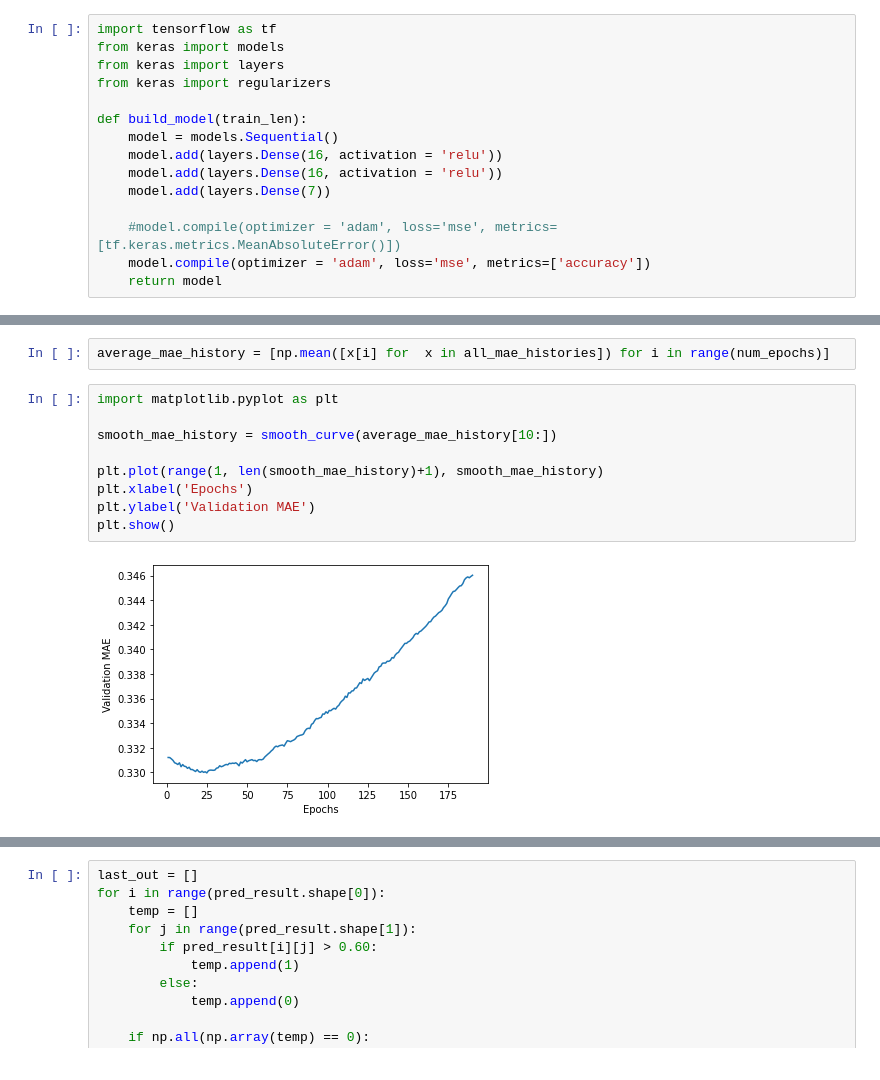
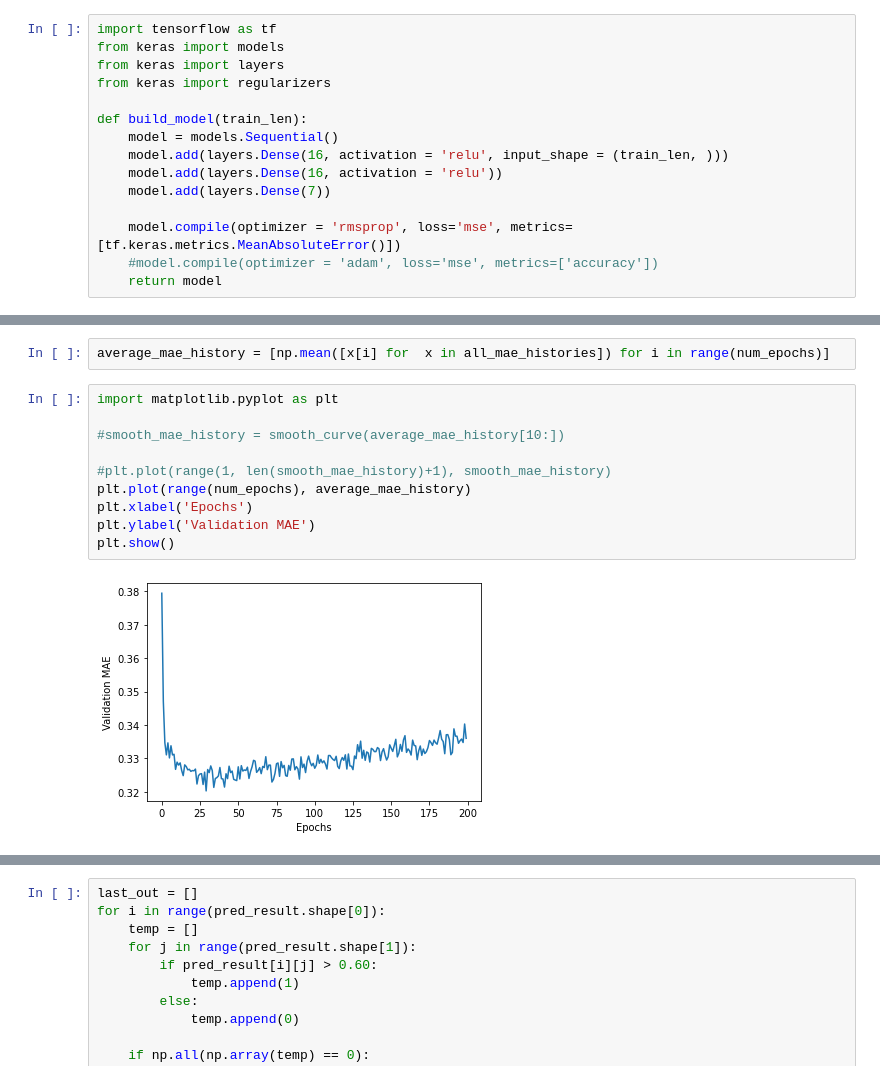
Before and after one commit to gkdnfka/Travel_Together, a Jupyter notebook: Data/data_main.ipynb, the cells around one changed output, grey strips where cells are left out. Drawn from its saved outputs; the diff is of its cells as text.

Commit message:
0219_model_commit
worker: 김우람
date: 22/02/19
note:
tflite용 모델 생성

```diff
--- a/Data/data_main.ipynb
+++ b/Data/data_main.ipynb
@@ -51,12 +51,12 @@ from keras import regularizers
 
 def build_model(train_len):
     model = models.Sequential()
-    model.add(layers.Dense(16, activation = 'relu'))
+    model.add(layers.Dense(16, activation = 'relu', input_shape = (train_len, )))
     model.add(layers.Dense(16, activation = 'relu'))
     model.add(layers.Dense(7))
 
-    #model.compile(optimizer = 'adam', loss='mse', metrics=[tf.keras.metrics.MeanAbsoluteError()])
-    model.compile(optimizer = 'adam', loss='mse', metrics=['accuracy'])
+    model.compile(optimizer = 'rmsprop', loss='mse', metrics=[tf.keras.metrics.MeanAbsoluteError()])
+    #model.compile(optimizer = 'adam', loss='mse', metrics=['accuracy'])
     return model
 # %%
 k = 4
@@ -87,14 +87,15 @@ average_mae_history = [np.mean([x[i] for  x in all_mae_histories]) for i in rang
 # %%
 import matplotlib.pyplot as plt
 
-smooth_mae_history = smooth_curve(average_mae_history[10:])
+#smooth_mae_history = smooth_curve(average_mae_history[10:])
 
-plt.plot(range(1, len(smooth_mae_history)+1), smooth_mae_history)
+#plt.plot(range(1, len(smooth_mae_history)+1), smooth_mae_history)
+plt.plot(range(num_epochs), average_mae_history)
 plt.xlabel('Epochs')
 plt.ylabel('Validation MAE')
 plt.show()
 # %% [output]
-[figure, old version]
+[figure, new version]
 # %%
 history_dict = history.history
 
```
Also changed, not shown: parts of 9 cells of this notebook, 7 other files.
